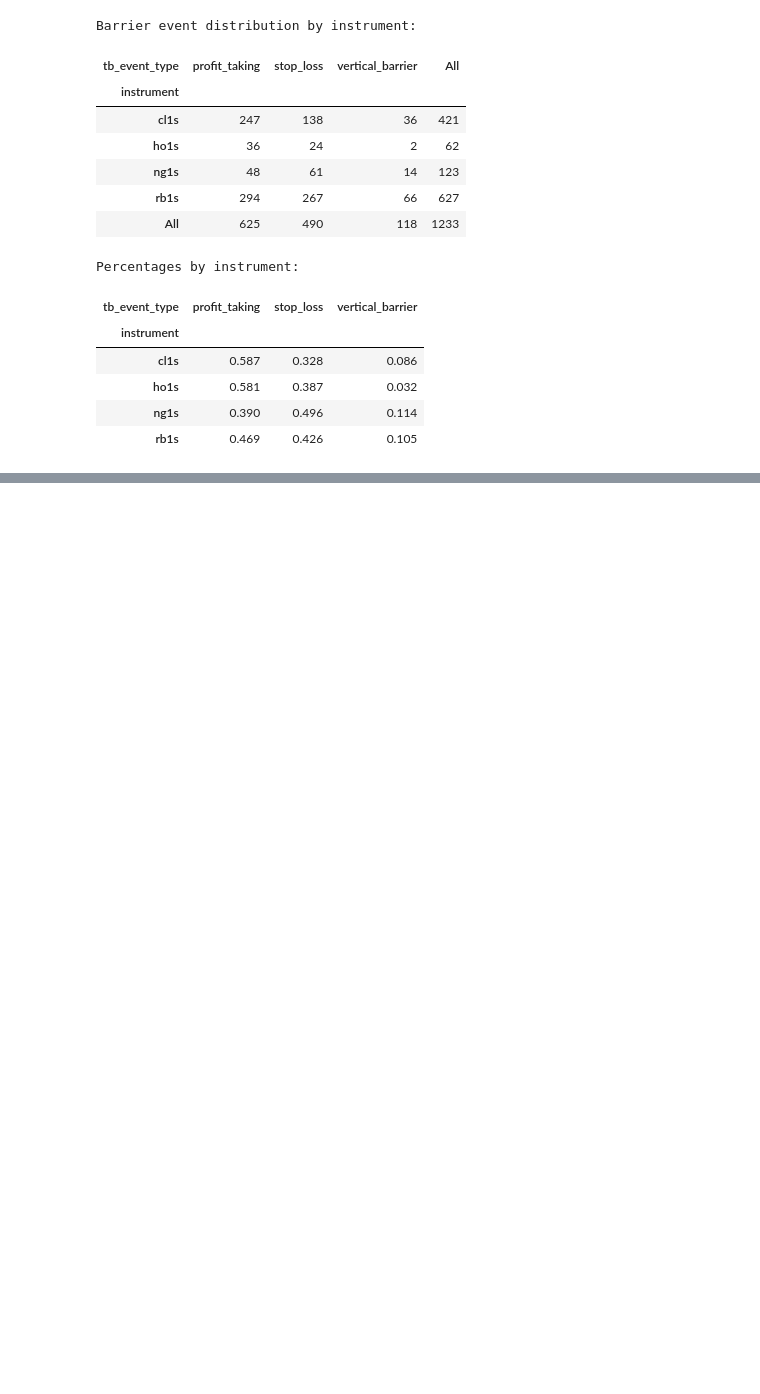
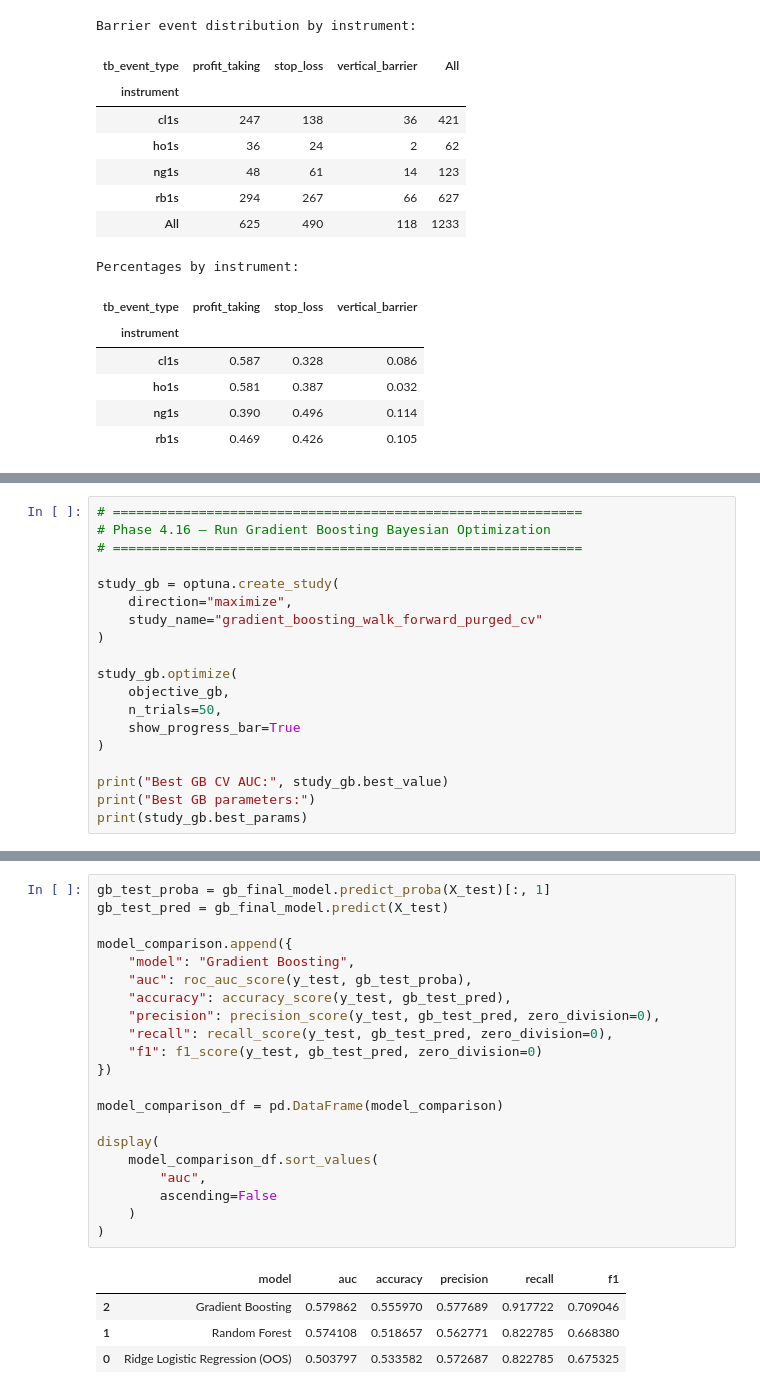
Before and after one commit to garancedvn/Systematic-Trading, a Jupyter notebook: coursework.ipynb, the cells around one changed output, grey strips where cells are left out. Saved outputs shown, nothing was run; the diff lists cells and outputs as text; blank space fills up the shorter version.

```diff
--- a/coursework.ipynb
+++ b/coursework.ipynb
@@ -3751,0 +4924,19 @@ Percentages by instrument:
+# %%
+# ============================================================
+# Phase 4.16 — Run Gradient Boosting Bayesian Optimization
+# ============================================================
+
+study_gb = optuna.create_study(
+    direction="maximize",
+    study_name="gradient_boosting_walk_forward_purged_cv"
+)
+
+study_gb.optimize(
+    objective_gb,
+    n_trials=50,
+    show_progress_bar=True
+)
+
+print("Best GB CV AUC:", study_gb.best_value)
+print("Best GB parameters:")
+print(study_gb.best_params)
@@ -3751,0 +5010,26 @@ Percentages by instrument:
+# %%
+gb_test_proba = gb_final_model.predict_proba(X_test)[:, 1]
+gb_test_pred = gb_final_model.predict(X_test)
+
+model_comparison.append({
+    "model": "Gradient Boosting",
+    "auc": roc_auc_score(y_test, gb_test_proba),
+    "accuracy": accuracy_score(y_test, gb_test_pred),
+    "precision": precision_score(y_test, gb_test_pred, zero_division=0),
+    "recall": recall_score(y_test, gb_test_pred, zero_division=0),
+    "f1": f1_score(y_test, gb_test_pred, zero_division=0)
+})
+
+model_comparison_df = pd.DataFrame(model_comparison)
+
+display(
+    model_comparison_df.sort_values(
+        "auc",
+        ascending=False
+    )
+)
+# %% [output]
+|  | model | auc | accuracy | precision | recall | f1 |
+| 2 | Gradient Boosting | 0.579862 | 0.555970 | 0.577689 | 0.917722 | 0.709046 |
+| 1 | Random Forest | 0.574108 | 0.518657 | 0.562771 | 0.822785 | 0.668380 |
+| 0 | Ridge Logistic Regression (OOS) | 0.503797 | 0.533582 | 0.572687 | 0.822785 | 0.675325 |
```
Also changed, not shown: parts of 38 cells of this notebook.
